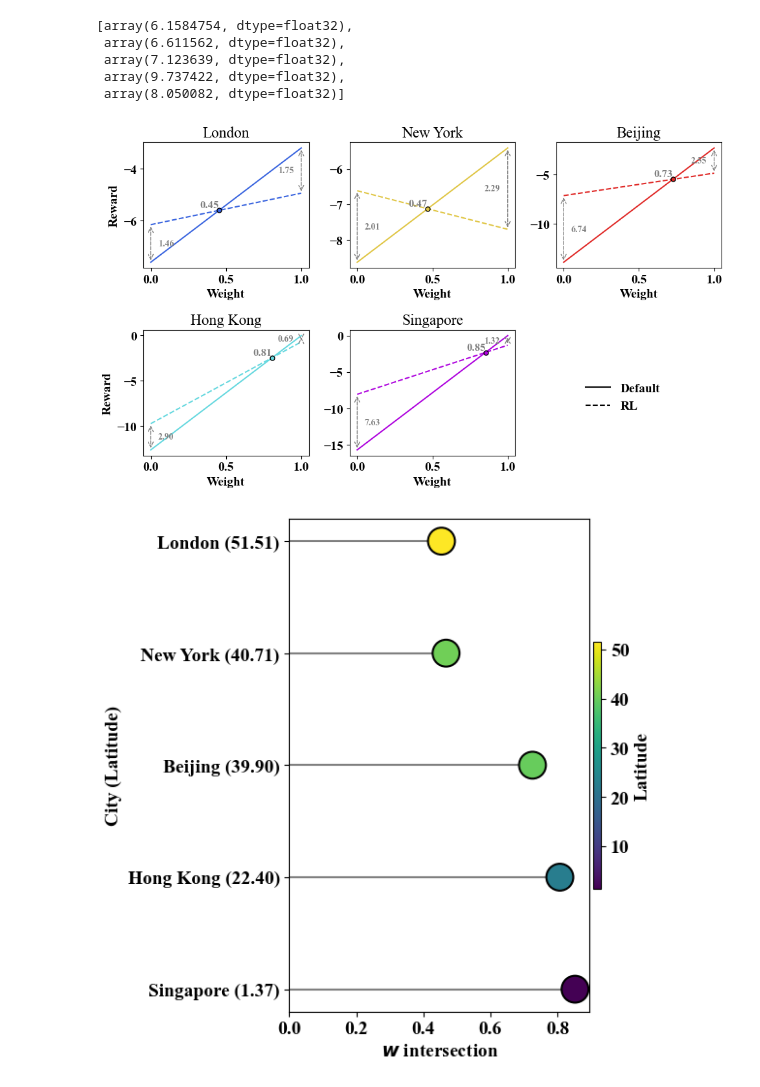
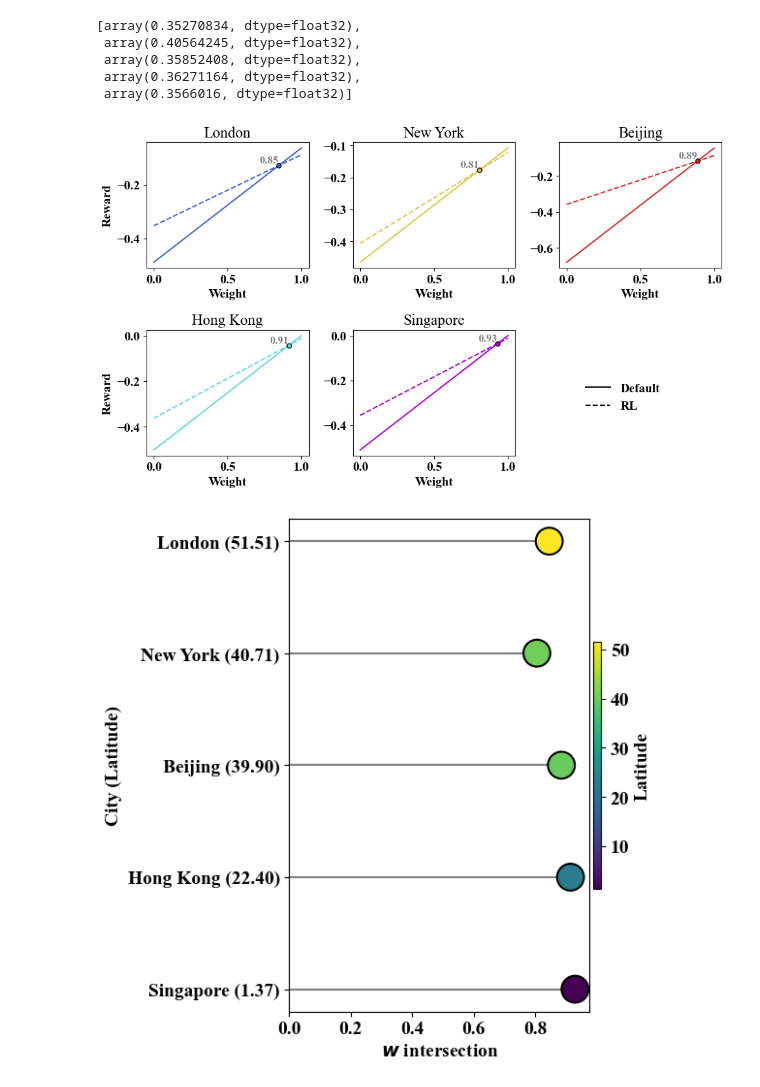
Before and after one commit to envdes/code_CLMU_HVAC_RL, a Jupyter notebook: data/plotting/3_cost_benefit_M.ipynb, the cells around one changed output. Cells and saved outputs as stored; diff of their text form; code cells hidden in the pictures.

```diff
--- a/data/plotting/3_cost_benefit_M.ipynb
+++ b/data/plotting/3_cost_benefit_M.ipynb
@@ -19,23 +19,27 @@ cities_label = {"London":"london",
                 "Hong Kong":"hongkong",
                 "Singapore":"singapore"}
 # %%
+lambda_T = 1/23
+lambda_P = 1/50
+T1 = 27 + 273.15  # upper limit of temperature in K
+T2 = 19 + 273.15  # lower limit of temperature in K
 def cost_benefit(P_ac, P_heat, tbuild):
     #w=0.1
     #r = -w*1*(P_ac + P_heat) - (1-w)*1*(abs(tbuild - 24 - 273.15) + abs(tbuild - 18 - 273.15))
     P_ac = P_ac/3.6/0.43
     P_heat = P_heat/0.9/0.96
-    r = (P_ac + P_heat)/(-1*(abs(tbuild - 24 - 273.15) + abs(tbuild - 18 - 273.15)) + 100)
+    r = lambda_P*(P_ac + P_heat)/(-lambda_T*(abs(tbuild - T1) + abs(tbuild - T2)))
     return r
 
 def cost(P_ac, P_heat):
     P_ac = P_ac/3.6/0.43
     P_heat = P_heat/0.9/0.96
     r = P_ac + P_heat
-    return r
+    return r*lambda_P
 
 def benefit(tbuild):
-    r = 1*(abs(tbuild - 24 - 273.15) + abs(tbuild - 18 - 273.15))
-    return r
+    r = 1*(abs(tbuild - T1) + abs(tbuild - T2))
+    return r*lambda_T
 # %%
 def get_cost_benefit(city):
 
@@ -80,11 +84,11 @@ R_rl = np.array(R_rl)
 # %%
 benefits_rl
 # %% [output]
-[array(6.1584754, dtype=float32),
- array(6.611562, dtype=float32),
- array(7.123639, dtype=float32),
- array(9.737422, dtype=float32),
- array(8.050082, dtype=float32)]
+[array(0.35270834, dtype=float32),
+ array(0.40564245, dtype=float32),
+ array(0.35852408, dtype=float32),
+ array(0.36271164, dtype=float32),
+ array(0.3566016, dtype=float32)]
 # %%
 
 colors = ["#3964DF", "#E0C645","#E02927",  "#65D8DF", "#AE02DE"]
@@ -115,18 +119,18 @@ for i in range(5):
     #ax.text(W[-1], R_rl[-1, i], f'{R_rl[-1, i]:.2f}', fontsize=10, ha='right', va='bottom', color='grey')
 
     # 绘制 w=0 的箭头和差值
-    y_diff_start = abs(R[0, i] - R_rl[0, i])
-    ax.annotate('', xy=(W[0], R[0, i]), xytext=(W[0], R_rl[0, i]),
-                arrowprops=dict(arrowstyle='<->', color='grey', linestyle='dashed'))
-    ax.text(W[0]+0.05, (R[0, i] + R_rl[0, i]) / 2, f'{y_diff_start:.2f}',
-            fontsize=10, ha='left', va='center', color='grey')
+    #y_diff_start = abs(R[0, i] - R_rl[0, i])
+    #ax.annotate('', xy=(W[0], R[0, i]), xytext=(W[0], R_rl[0, i]),
+    #            arrowprops=dict(arrowstyle='<->', color='grey', linestyle='dashed'))
+    #ax.text(W[0]+0.05, (R[0, i] + R_rl[0, i]) / 2, f'{y_diff_start:.2f}',
+    #        fontsize=10, ha='left', va='center', color='grey')
 
     # 绘制 w=1 的箭头和差值
-    y_diff_end = abs(R[-1, i] - R_rl[-1, i])
-    ax.annotate('', xy=(W[-1], R[-1, i]), xytext=(W[-1], R_rl[-1, i]),
-                arrowprops=dict(arrowstyle='<->', color='grey', linestyle='dashed'))
-    ax.text(W[-1]-0.05, (R[-1, i] + R_rl[-1, i]) / 2, f'{y_diff_end:.2f}',
-            fontsize=10, ha='right', va='center', color='grey')
+    #y_diff_end = abs(R[-1, i] - R_rl[-1, i])
+    #ax.annotate('', xy=(W[-1], R[-1, i]), xytext=(W[-1], R_rl[-1, i]),
+    #            arrowprops=dict(arrowstyle='<->', color='grey', linestyle='dashed'))
+    #ax.text(W[-1]-0.05, (R[-1, i] + R_rl[-1, i]) / 2, f'{y_diff_end:.2f}',
+    #        fontsize=10, ha='right', va='center', color='grey')
 
 
     # Find the intersection points
@@ -141,34 +145,34 @@ for i in range(5):
         # Linear interpolation for more accurate intersection
         w_intersect = w1 + (w2 - w1) * abs(r1 - r2) / (abs(r1 - r2) + abs(r1_next - r2_next))
         r_intersect = r1 + (r1_next - r1) * (w_intersect - w1) / (w2 - w1)
         intersections.append((w_intersect, r_intersect))
 
         W_intersect[i] = w_intersect
 
     # Plot the intersections
     for w_intersect, r_intersect in intersections:
         ax.plot(w_intersect, r_intersect, 'o', markersize=5, color=colors[i], markeredgecolor='black')
         ax.text(w_intersect, r_intersect, f'{w_intersect:.2f}', fontsize=12, ha='right', va='bottom', color='grey')
 
 
     ax.set_xlabel('Weight')
     ax.set_title(list(cities_label.keys())[i])
     if i == 0:
         ax.plot([], [], '-', label='Default', color='black')
         ax.plot([], [], '--', label='RL', color='black')
 
         ax.set_ylabel('Reward')
 
     if i == 3:
         ax.set_ylabel('Reward')
 
 fig.legend(loc='lower right',
            ncol=1, frameon=False, bbox_to_anchor=(0.9, 0.2))
 
 plt.tight_layout()
 fig.savefig('./figs/w_sens.pdf', dpi=300, bbox_inches='tight')
 # %% [output]
-[figure, old version]
+[figure, new version]
 # %%
 fig = plt.figure(figsize=(6, 6))
 ax = fig.add_subplot(1, 1, 1)
@@ -196,4 +200,4 @@ plt.tight_layout()
 fig.savefig('./figs/lat_w_intersect.pdf', dpi=300, bbox_inches='tight')
 plt.show()
 # %% [output]
-[figure, old version]
+[figure, new version]
```
Also changed, not shown: parts of 3 cells of this notebook, 30 other files.
